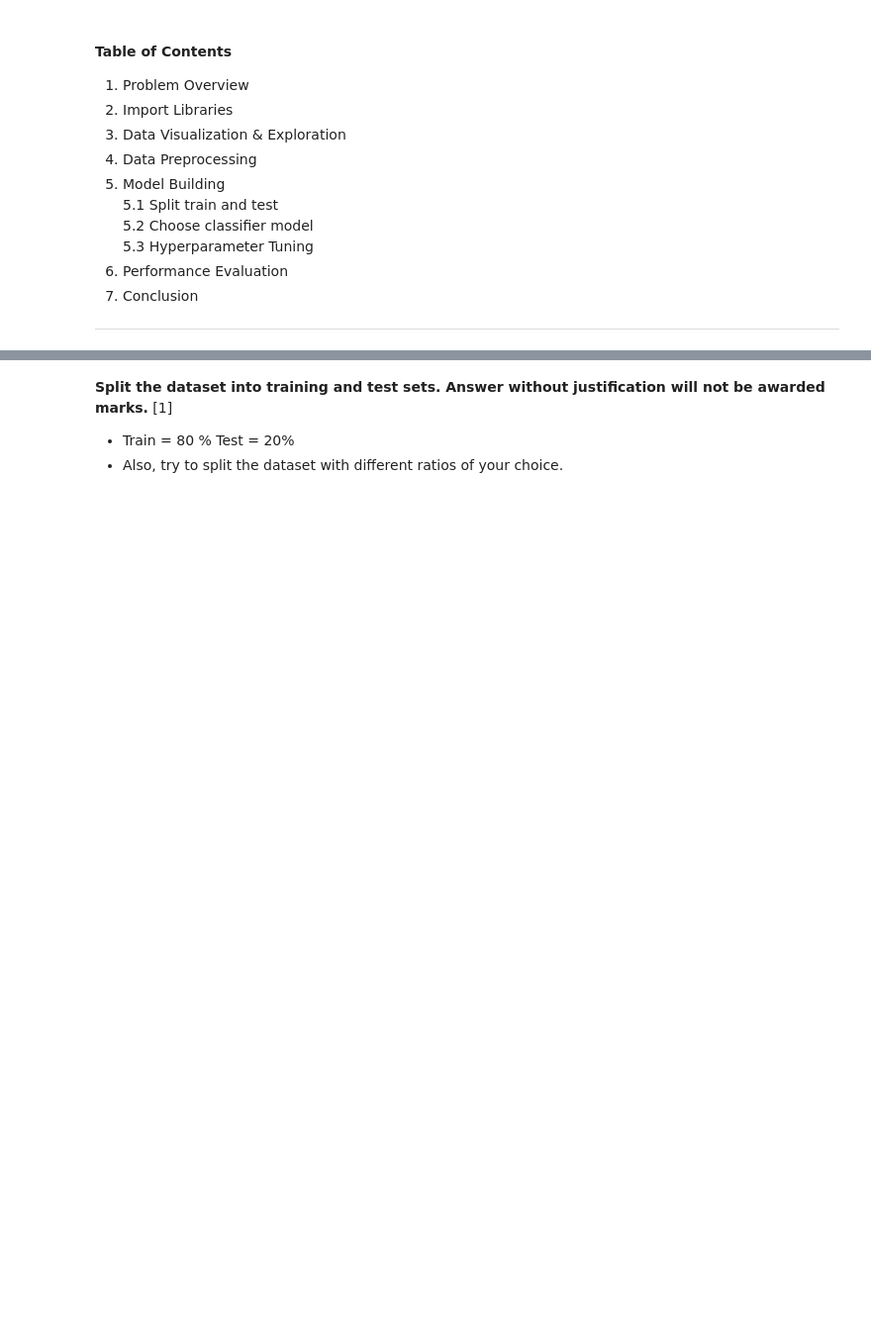
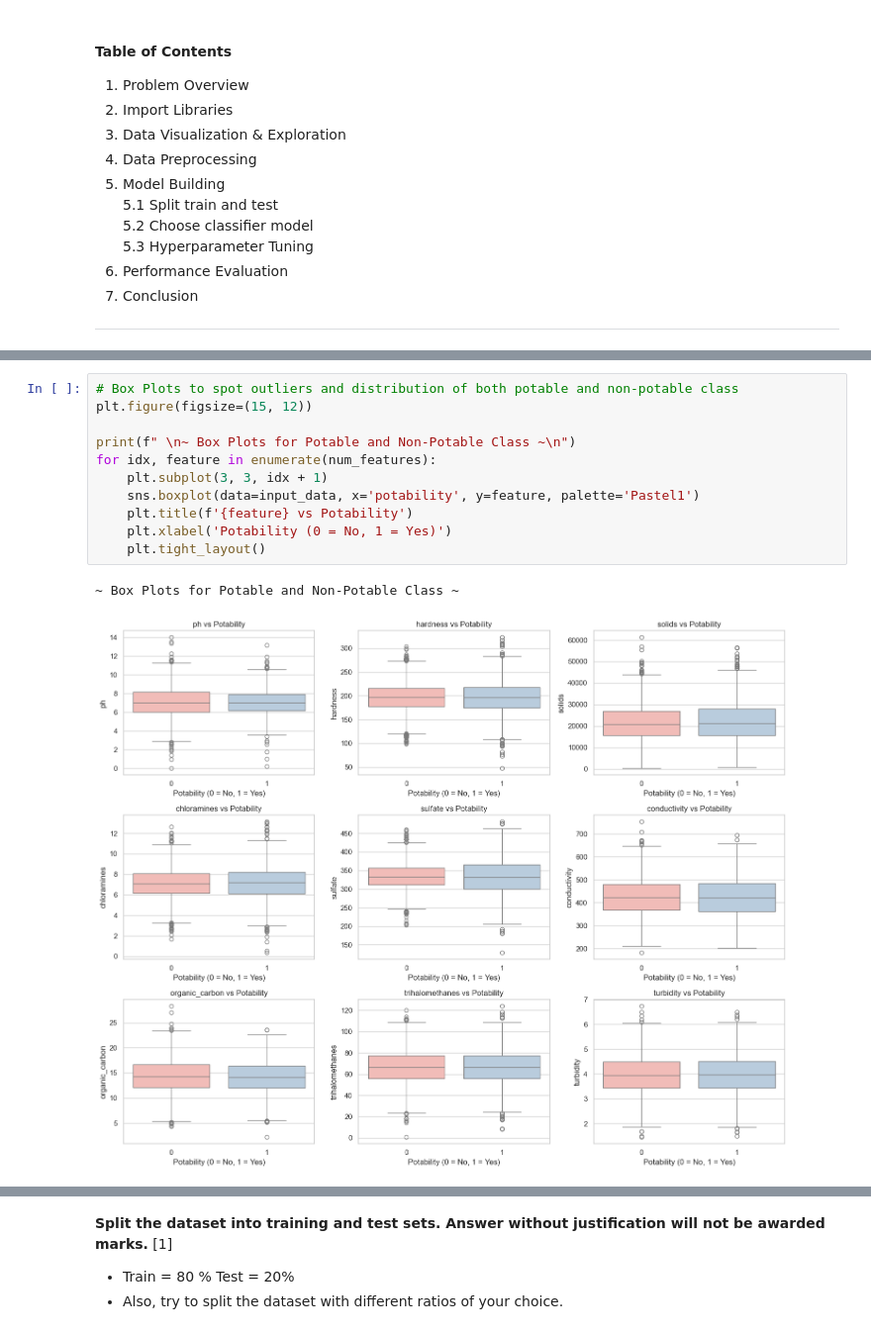
Before and after one commit to VidushiBhatia/ml-math, a Jupyter notebook: 2024AC05012_Problem_Statement_3.ipynb, the cells around one changed output, grey strips where cells are left out. Shown at 99% size. Cells and saved outputs as stored; diff of their text form; blank space fills up the shorter version.

```diff
--- a/2024AC05012_Problem_Statement_3.ipynb
+++ b/2024AC05012_Problem_Statement_3.ipynb
@@ -163,0 +239,14 @@ sns.pairplot(input_data.sample(500), hue='potability', vars=input_data.columns[:
+# %%
+# Box Plots to spot outliers and distribution of both potable and non-potable class
+plt.figure(figsize=(15, 12))
+
+print(f" \n~ Box Plots for Potable and Non-Potable Class ~\n")
+for idx, feature in enumerate(num_features):
+    plt.subplot(3, 3, idx + 1)
+    sns.boxplot(data=input_data, x='potability', y=feature, palette='Pastel1')
+    plt.title(f'{feature} vs Potability')
+    plt.xlabel('Potability (0 = No, 1 = Yes)')
+    plt.tight_layout()
+# %% [output]
+~ Box Plots for Potable and Non-Potable Class ~
+[figure, added]
```
Also changed, not shown: parts of 78 cells of this notebook.
